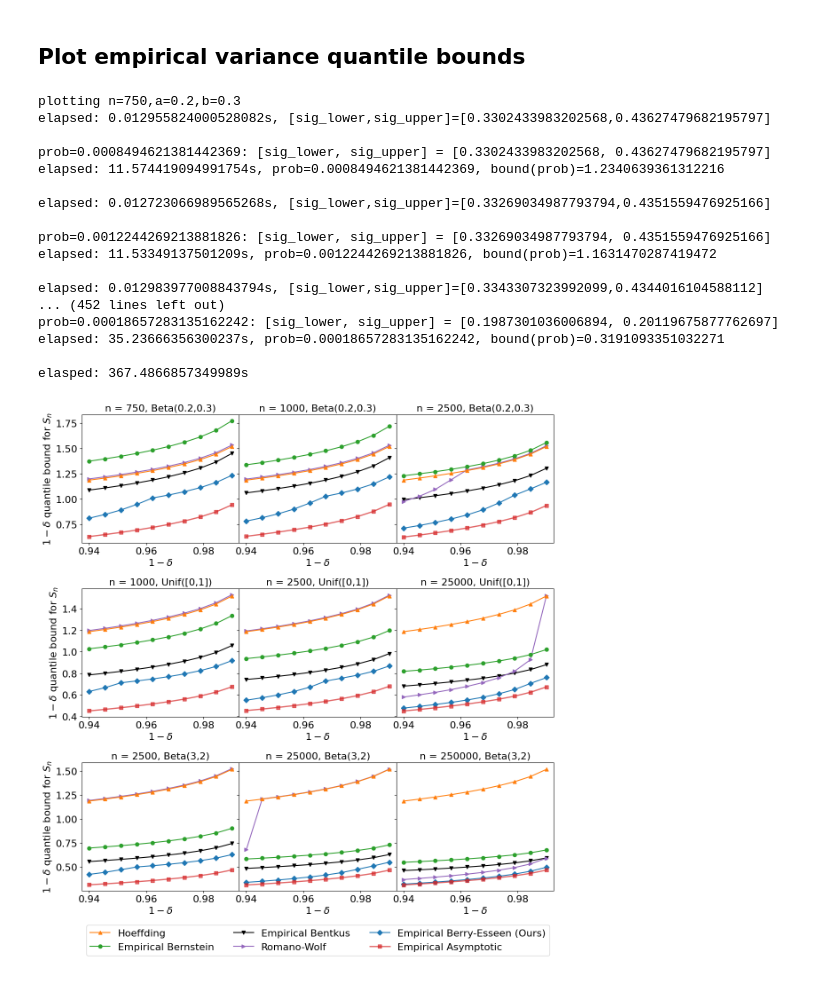
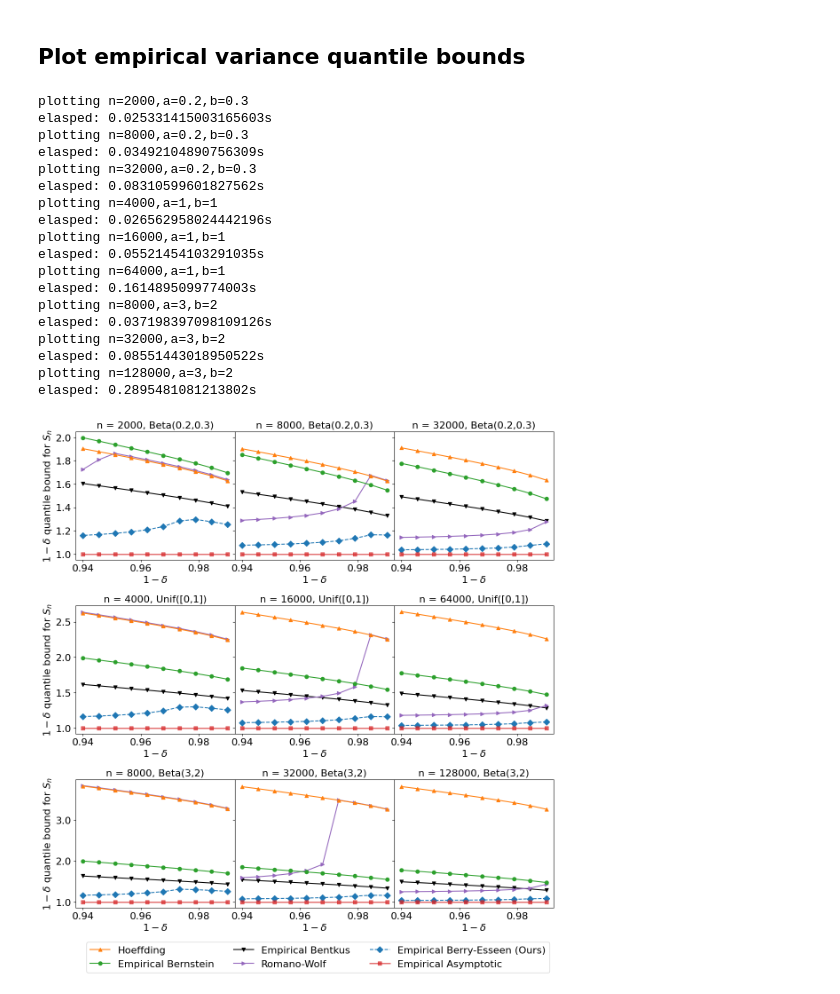
Before and after one commit to lmackey/gauss_conc, a Jupyter notebook: plot_quantile_bounds.ipynb, the cells around one changed output. Cells and saved outputs as stored; diff of their text form; code cells hidden in the pictures.

Commit message:
Adding new plots

```diff
--- a/plot_quantile_bounds.ipynb
+++ b/plot_quantile_bounds.ipynb
@@ -273,13 +234,13 @@ def rw_sig_est(delta, n, sighat=1, R=1):
 def plot_emp_quantile_bounds(deltas, ns, beta_params, R, two_sided=True, seed=0,
                              verbose=False, bounds=['hoeff','eff','rw','bern','bentkus'],
                              recompute=False):
-    """Displays and returns a len(beta_params) by ns.shape[1] matrix of empirical
+    """Displays and returns a len(beta_params) by ns.shape[1] matrix of relative empirical
     quantile bound plots
 
     For each sample size, beta pair
-    (n,beta)=(ns[ii,jj],betas[ii]), plots empirical quantile bounds q(delta)
-    satisfying P(|S| > q(delta)) <= delta for each quantile probability delta
-    in deltas.
+    (n,beta)=(ns[ii,jj],betas[ii]), plots ratio of empirical quantile bounds q(delta)
+    over empirical asymptotic quantiles for q(delta) satisfying P(|S| > q(delta)) <= delta
+    for each quantile probability delta in deltas.
     Here S = sqrt(n) (1/n) sum_{i=1}^n W_i - E[W_i] where the W_i variables
     are sampled independently from a Beta(beta, beta) * R distribution.
 
@@ -324,6 +285,8 @@ def plot_emp_quantile_bounds(deltas, ns, beta_params, R, two_sided=True, seed=0,
             W = rng_gen.beta(a, b, size=n) * R
             # Compute empirical standard deviation
             sighat = W.std(ddof=0)
+            # Precompute asymptotic quantiles
+            asymp = {delta: asymptotic_quantile(delta,sig=sighat,two_sided=two_sided) for delta in deltas}
             def romano_wolf_quantile(delta):
                 # Romano-Wolf-based upper and lower estimates for sigma
                 b_n = delta * asymptotic_quantile(
@@ -372,39 +335,40 @@ def plot_emp_quantile_bounds(deltas, ns, beta_params, R, two_sided=True, seed=0,
             one_minus_deltas = [1-delta for delta in deltas]
 
             if 'hoeff' in bounds:
-                subplt.plot(one_minus_deltas, [(hoeffding_quantile(delta,R=R,two_sided=two_sided)) for delta in deltas],
+                subplt.plot(one_minus_deltas, [hoeffding_quantile(delta,R=R,two_sided=two_sided)/asymp[delta] for delta in deltas],
                             label = "Hoeffding",
                             #linestyle='dotted',
                             color='tab:orange',
                             marker='^')
             if 'bern' in bounds:
-                subplt.plot(one_minus_deltas, [(emp_bernstein_quantile(delta,n,sighat=sighat,R=R,two_sided=two_sided)) for delta in deltas],
+                subplt.plot(one_minus_deltas, [emp_bernstein_quantile(delta,n,sighat=sighat,R=R,two_sided=two_sided)/asymp[delta] for delta in deltas],
                             label = "Empirical Bernstein",
                             #linestyle='dotted',
                             color='tab:green',
                             marker='o')
             if 'bentkus' in bounds:
                 # Use lower zorder to send this line to the back
-                subplt.plot(one_minus_deltas, [(emp_bentkus_quantile(delta,W,R=R,two_sided=two_sided)) for delta in deltas],
+                subplt.plot(one_minus_deltas, [emp_bentkus_quantile(delta,W,R=R,two_sided=two_sided)/asymp[delta] for delta in deltas],
                             label = "Empirical Bentkus",
                             #linestyle='dotted',
                             color='black',
                             marker='v', zorder=0.5)
             if 'rw' in bounds:
                 # Use lower zorder to send this line back
-                subplt.plot(one_minus_deltas, [(romano_wolf_quantile(delta)) for delta in deltas],
+                subplt.plot(one_minus_deltas, [romano_wolf_quantile(delta)/asymp[delta] for delta in deltas],
                             label = "Romano-Wolf",
                             #linestyle='dashed',
                             color='tab:purple',
                             marker='>', zorder=0.6)
             if 'eff' in bounds:
-                subplt.plot(one_minus_deltas, [(emp_quantile(delta)) for delta in deltas],
+                subplt.plot(one_minus_deltas, [emp_quantile(delta)/asymp[delta] for delta in deltas],
                             label = r"Empirical Berry-Esseen (Ours)",
-                            #linestyle='dashed',
+                            linestyle='dashed',
                             color='tab:blue',
+                            markersize=7,
                             marker='D')
-
-            subplt.plot(one_minus_deltas, [(asymptotic_quantile(delta,sig=sighat,two_sided=two_sided)) for delta in deltas],
+            # Ratio of asymptotic quantile over itself is 1
+            subplt.plot(one_minus_deltas, [1. for delta in deltas],
                         label = "Empirical Asymptotic",
                         #linestyle='solid',
                         #linestyle='dashed',
@@ -416,6 +380,8 @@ def plot_emp_quantile_bounds(deltas, ns, beta_params, R, two_sided=True, seed=0,
                     subplt.set_ylabel(r'$1-\delta$ quantile bound for $|S_n|$',fontsize=16)
                 else:
                     subplt.set_ylabel(r'$1-\delta$ quantile bound for $S_n$',fontsize=16)
+                # Display y tick labels with one decimal digit
+                subplt.yaxis.set_major_formatter(FormatStrFormatter('%.1f'))
             subplt.set_xlabel(r'$1-\delta$',fontsize=16)
             dist_str = f"Unif([0,{R}])" if a == 1 and b == 1 else (
                 f"Beta({a},{b})" + ("" if R == 1 else f", R = {R}"))
@@ -436,43 +402,48 @@ def plot_emp_quantile_bounds(deltas, ns, beta_params, R, two_sided=True, seed=0,
 # %%
 #%%script false --no-raise-error
 # Plot empirical quantile bounds
 plt.clf()
 R = 1
 # Parameters for Beta distribution
 # standard deviation = sqrt(a*b/(a+b)^2/(a+b+1))
 # for a = 3, b = 2, sig = 0.2
 # for a = 1, b = 1, sig = 0.288675 (uniform)
 # for a = .2, b = .3, sig = 0.4
 beta_params=[(.2,.3), (1,1), (3,2)]
 ns = np.vstack((
-    np.concatenate(([750, 1000], 25 * (np.power(10, range(2,3))))),
-    np.concatenate(([1000], 25 * (np.power(10, range(2,4))))),
-    25 * (np.power(10, range(2,5)))
+    np.array([2000, 8000, 32000]),
+    np.array([4000, 16000, 64000]),
+    np.array([8000, 32000, 128000])
 ))
 deltas = np.linspace(0.01, 0.06, num=10)
-verbose = True
+verbose = False
 bounds=['rw','hoeff','eff','bern','bentkus']
 two_sided = False
 recompute = False
 emp_quantile_fig = plot_emp_quantile_bounds(
     deltas, ns, beta_params, R, two_sided=two_sided,
     verbose=verbose, bounds=bounds, recompute=recompute)
+
+#%%script false --no-raise-error
+# Save empirical quantile bounds figure to file
+savefig(emp_quantile_fig,f"emp_quantile_bounds_twosided{two_sided}_{np.min(ns)}.pdf")
 # %% [output]
-plotting n=750,a=0.2,b=0.3
-elapsed: 0.012955824000528082s, [sig_lower,sig_upper]=[0.3302433983202568,0.43627479682195797]
-
-prob=0.0008494621381442369: [sig_lower, sig_upper] = [0.3302433983202568, 0.43627479682195797]
-elapsed: 11.574419094991754s, prob=0.0008494621381442369, bound(prob)=1.2340639361312216
-
-elapsed: 0.012723066989565268s, [sig_lower,sig_upper]=[0.33269034987793794,0.4351559476925166]
-
-prob=0.0012244269213881826: [sig_lower, sig_upper] = [0.33269034987793794, 0.4351559476925166]
-elapsed: 11.53349137501209s, prob=0.0012244269213881826, bound(prob)=1.1631470287419472
-
-elapsed: 0.012983977008843794s, [sig_lower,sig_upper]=[0.3343307323992099,0.4344016104588112]
-... (452 lines left out)
-prob=0.00018657283135162242: [sig_lower, sig_upper] = [0.1987301036006894, 0.20119675877762697]
-elapsed: 35.23666356300237s, prob=0.00018657283135162242, bound(prob)=0.3191093351032271
-
-elasped: 367.4866857349989s
+plotting n=2000,a=0.2,b=0.3
+elasped: 0.025331415003165603s
+plotting n=8000,a=0.2,b=0.3
+elasped: 0.03492104890756309s
+plotting n=32000,a=0.2,b=0.3
+elasped: 0.08310599601827562s
+plotting n=4000,a=1,b=1
+elasped: 0.026562958024442196s
+plotting n=16000,a=1,b=1
+elasped: 0.05521454103291035s
+plotting n=64000,a=1,b=1
+elasped: 0.1614895099774003s
+plotting n=8000,a=3,b=2
+elasped: 0.037198397098109126s
+plotting n=32000,a=3,b=2
+elasped: 0.08551443018950522s
+plotting n=128000,a=3,b=2
+elasped: 0.2895481081213802s
-[figure, old version]
+[figure, new version]
```
Also changed, not shown: parts of 4 cells of this notebook, 1 other file.
